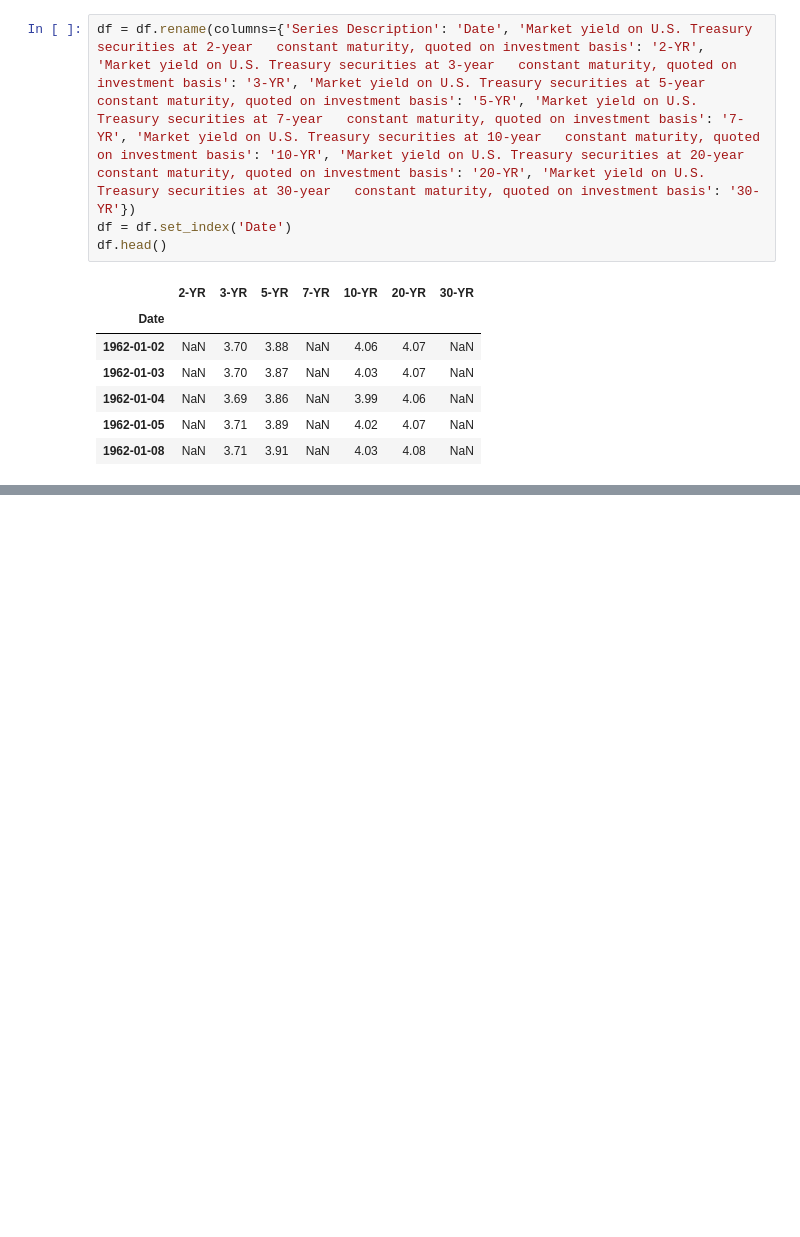
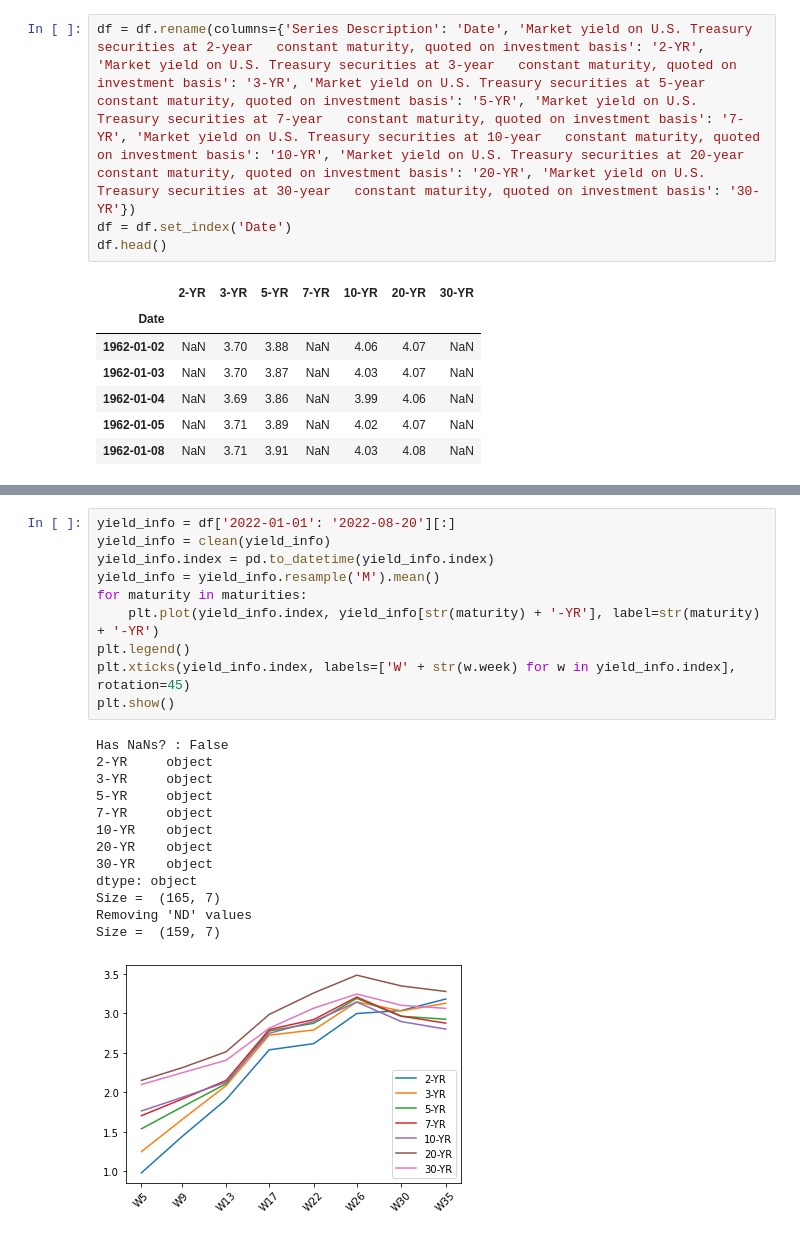
Before and after one commit to rohan097/pca-analysis, a Jupyter notebook: main.ipynb, the cells around one changed output, grey strips where cells are left out. Saved outputs shown, nothing was run; the diff lists cells and outputs as text; blank space fills up the shorter version.

```diff
--- a/main.ipynb
+++ b/main.ipynb
@@ -100,0 +104,24 @@ Size =  (159, 7)
+# %%
+yield_info = df['2022-01-01': '2022-08-20'][:]
+yield_info = clean(yield_info)
+yield_info.index = pd.to_datetime(yield_info.index)
+yield_info = yield_info.resample('M').mean()
+for maturity in maturities:
+    plt.plot(yield_info.index, yield_info[str(maturity) + '-YR'], label=str(maturity) + '-YR')
+plt.legend()
+plt.xticks(yield_info.index, labels=['W' + str(w.week) for w in yield_info.index], rotation=45)
+plt.show()
+# %% [output]
+Has NaNs? : False
+2-YR     object
+3-YR     object
+5-YR     object
+7-YR     object
+10-YR    object
+20-YR    object
+30-YR    object
+dtype: object
+Size =  (165, 7)
+Removing 'ND' values
+Size =  (159, 7)
+[figure, added]
```
Also changed, not shown: parts of 5 cells of this notebook.
